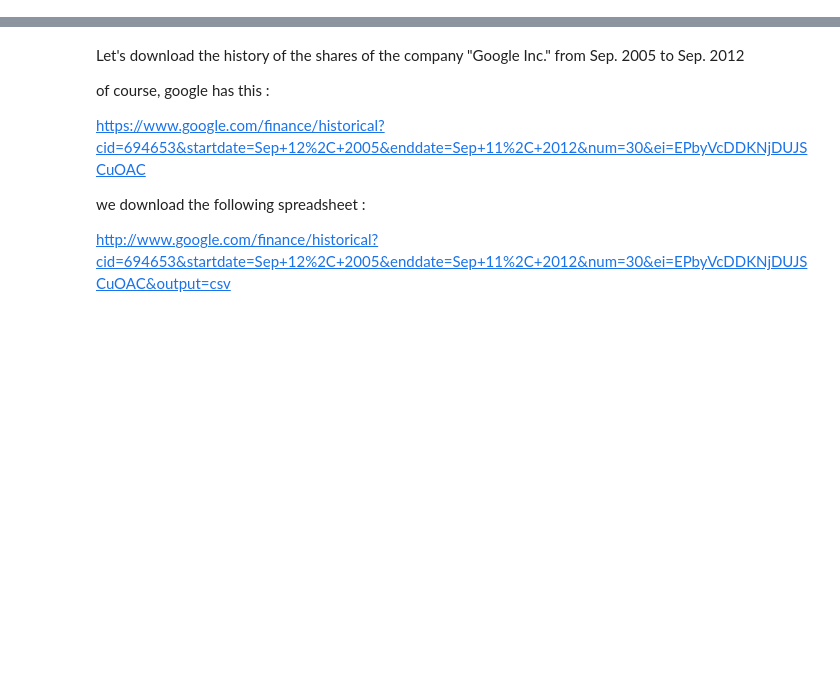
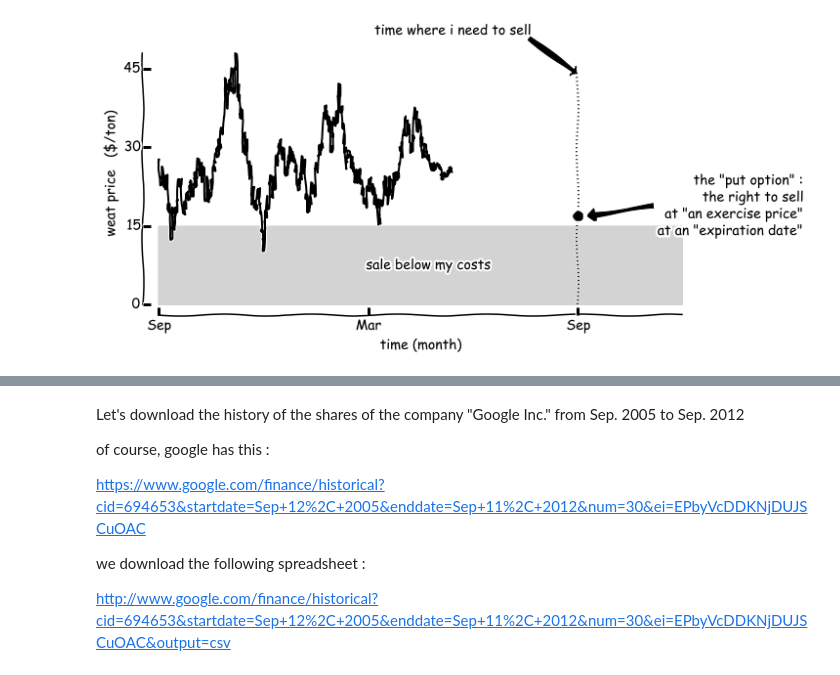
Before and after one commit to yzerlaut/unic_python_course_2014, a Jupyter notebook: notebooks/XX_sympy_tutorial.ipynb, the cells around one changed output, grey strips where cells are left out. Drawn from its saved outputs; the diff is of its cells as text; code cells hidden in the pictures; blank space fills up the shorter version.

Commit message:
adding intro graphs

```diff
--- a/notebooks/XX_sympy_tutorial.ipynb
+++ b/notebooks/XX_sympy_tutorial.ipynb
@@ -45,0 +59,20 @@ from my_graph import set_plot # download at
+# %%
+np.random.seed(3)
+price = 25.5+np.convolve(np.random.randn(1e3), np.exp(-.01*np.arange(100)))
+
+fig, ax = plt.subplots(1, figsize=(10,5))
+
+ax.plot(np.linspace(0,1.4,len(price)), price, 'k-')
+ax.plot([2,2], [0, price.max()-4], 'k:')
+ax.plot([2], [17], 'ko', ms=10)
+ax.fill_between(np.linspace(0,2.5,len(price)), 0*price+15, 0*price, color='lightgray')
+
+ax.annotate('time where i need to sell', xy=(2, price.max()-4),  xycoords='data', xytext=(0.7, 1.05),\
+   textcoords='axes fraction', arrowprops=dict(facecolor='black'), horizontalalignment='right', verticalalignment='top')
+ax.annotate('sale below my costs', (.4,.15),  xycoords='axes fraction')
+ax.annotate('the \"put option\" : \n the right to sell \n  at \"an exercise price\" \n at an \"expiration date\" ',\
+            xy=(2.05, 17),  xycoords='data', xytext=(1.2, .5), textcoords='axes fraction',\
+            arrowprops=dict(facecolor='black'), horizontalalignment='right', verticalalignment='top')
+set_plot(ax, xlabel='time (month)', ylabel='weat price   (\$/ton)', xticks=[0,1,2], xticks_labels=['Sep','Mar','Sep'])
+# %% [output]
+[figure, added]
```
Also changed, not shown: parts of 17 cells of this notebook.
